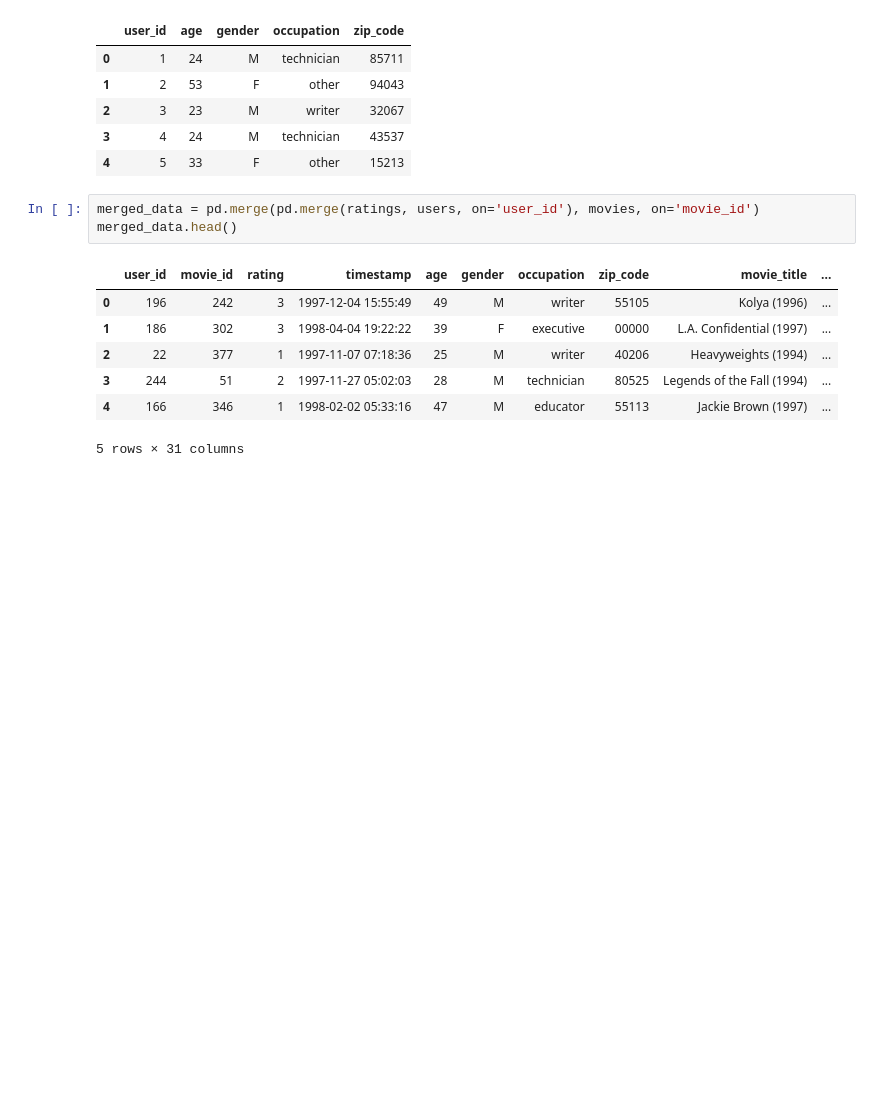
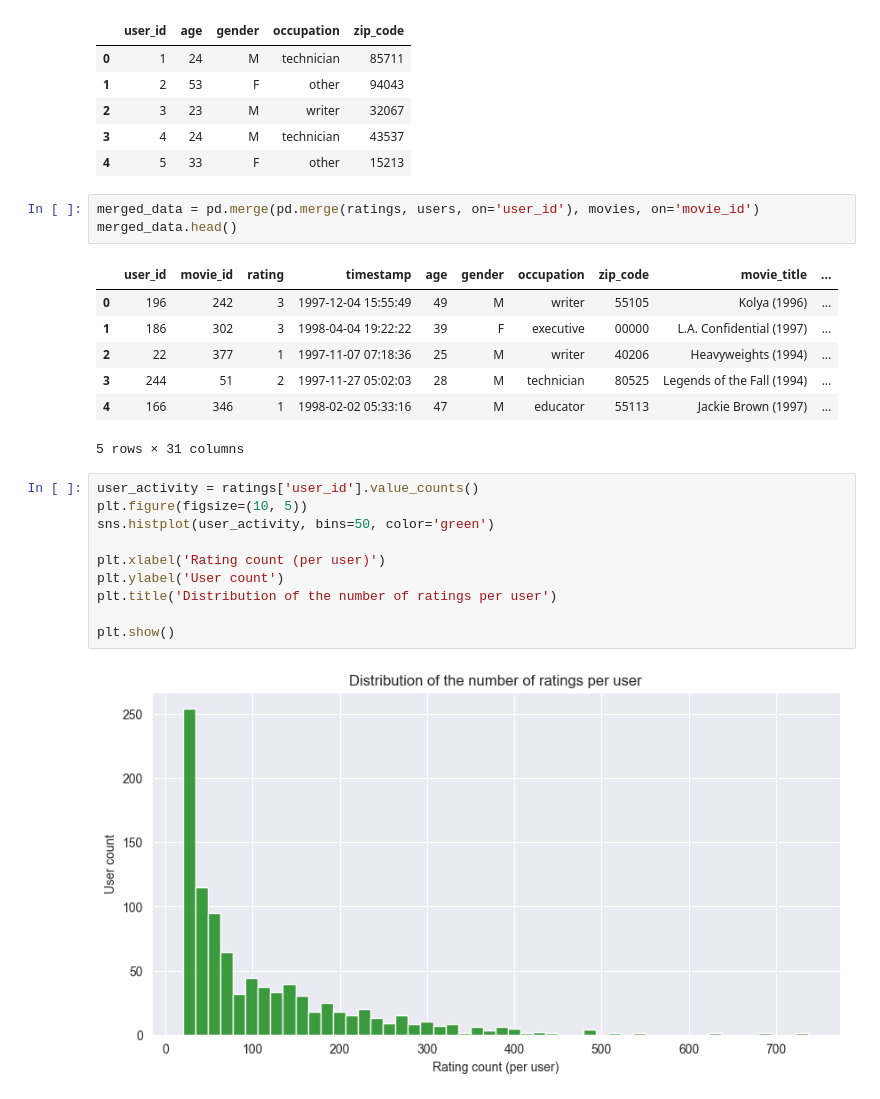
Before and after one commit to NasdormML/MovieLens-100K, a Jupyter notebook: notebooks/prep_note.ipynb, the cells around one changed output. Drawn from its saved outputs; the diff is of its cells as text; blank space fills up the shorter version.

```diff
--- a/notebooks/prep_note.ipynb
+++ b/notebooks/prep_note.ipynb
@@ -65,3 +65,15 @@ merged_data.head()
 | 3 | 244 | 51 | 2 | 1997-11-27 05:02:03 | 28 | M | technician | 80525 | Legends of the Fall (1994) | ... |
 | 4 | 166 | 346 | 1 | 1998-02-02 05:33:16 | 47 | M | educator | 55113 | Jackie Brown (1997) | ... |
 5 rows × 31 columns
+# %%
+user_activity = ratings['user_id'].value_counts()
+plt.figure(figsize=(10, 5))
+sns.histplot(user_activity, bins=50, color='green')
+
+plt.xlabel('Rating count (per user)')
+plt.ylabel('User count')
+plt.title('Distribution of the number of ratings per user')
+
+plt.show()
+# %% [output]
+[figure, added]
```
Also changed, not shown: parts of 2 cells of this notebook.
